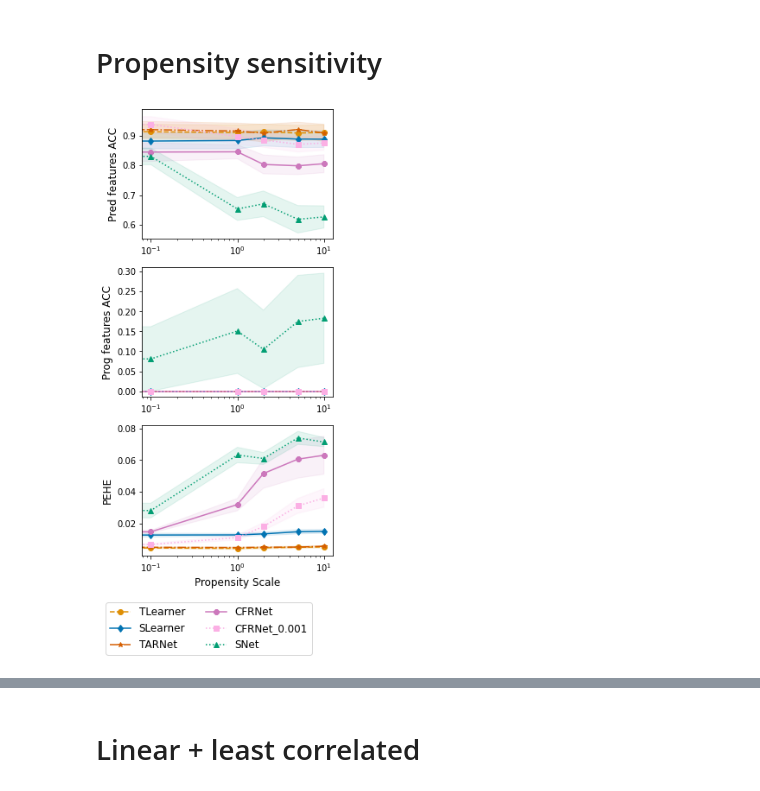
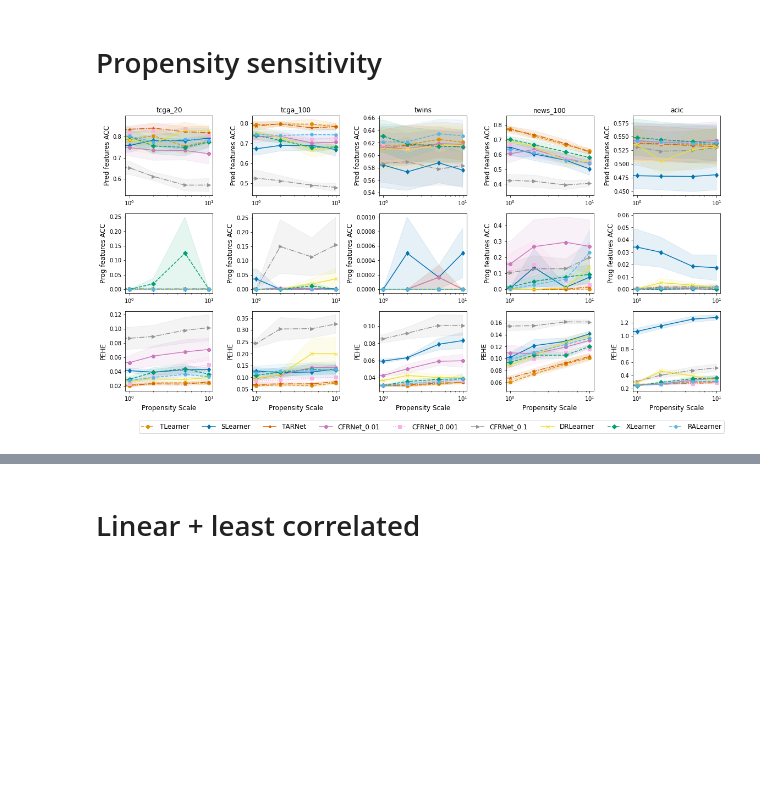
Before and after one commit to JonathanCrabbe/ITErpretability, a Jupyter notebook: plot_results.ipynb, the cells around one changed output, grey strips where cells are left out. Drawn from its saved outputs; the diff is of its cells as text; code cells hidden in the pictures; blank space fills up the shorter version.

```diff
--- a/plot_results.ipynb
+++ b/plot_results.ipynb
@@ -155,7 +201,9 @@ def aggregate_results_and_plot_propensity_sensitivity(dataset, num_important_fea
 # Linear + random
 # %%
 #metrics = ['All features ACC', 'Pred features ACC', 'Prog features ACC', 'PEHE', 'Normalized PEHE', 'Factual RMSE']
-seeds_list = [42, 25, 77, 55, 88, 99, 10, 2, 50, 100]
+seeds_list = list(range(1, 30))
 metrics_to_plot = ['Pred features ACC', 'Prog features ACC', 'PEHE']
 explainer='integrated_gradients'
+datasets_list = ['tcga_20', 'tcga_100', 'twins', 'news_100', 'acic']
+num_important_features_list = [4, 20, 8, 20, 10]
 # %%
@@ -220,5 +227,5 @@ propensity_type = 'irrelevant_var'
 # %%
-aggregate_results_and_plot_propensity_sensitivity('tcga_20', 4, propensity_type=propensity_type, explainer=explainer, metrics_list=metrics_to_plot,
+aggregate_results_and_plot_propensity_sensitivity(datasets_list=datasets_list, num_important_features_list=num_important_features_list, propensity_type=propensity_type, explainer=explainer, metrics_list=metrics_to_plot,
                                                   binary_outcome='False', seeds_list=seeds_list)
 # %% [output]
-[figure, old version]
+[figure, new version]
```
Also changed, not shown: parts of 19 cells of this notebook, 1 other file.
